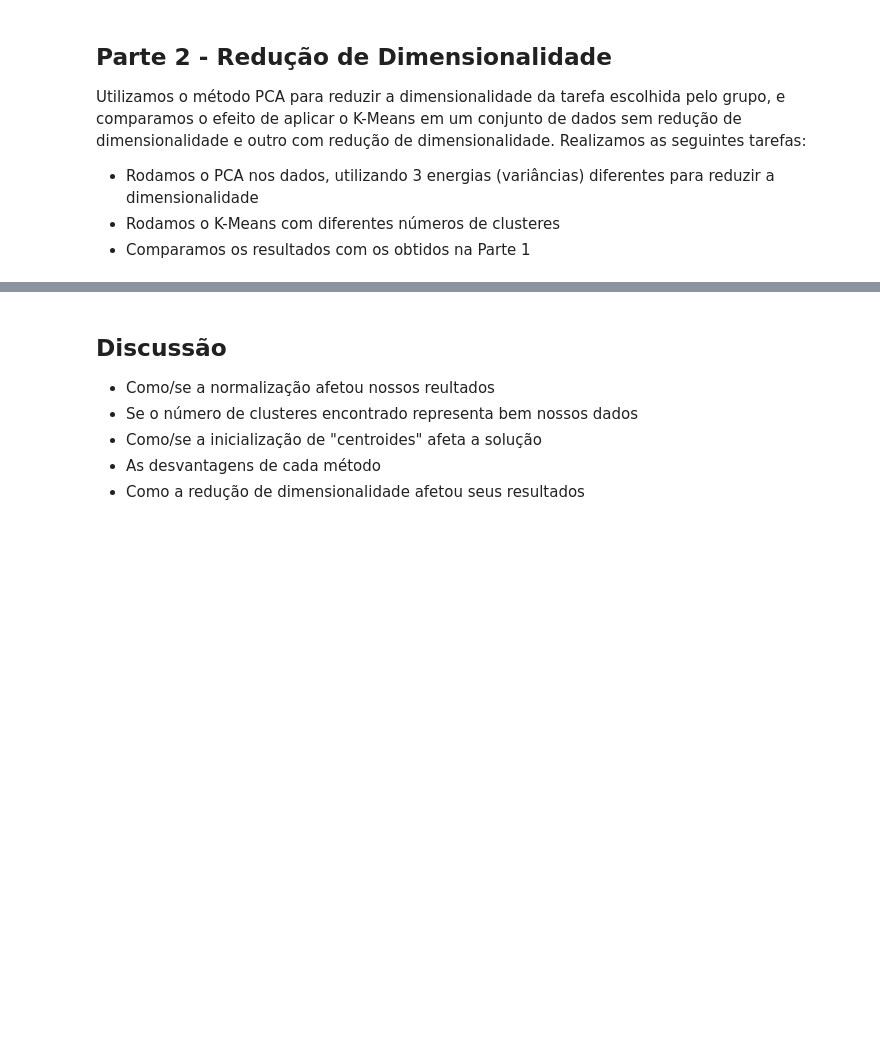
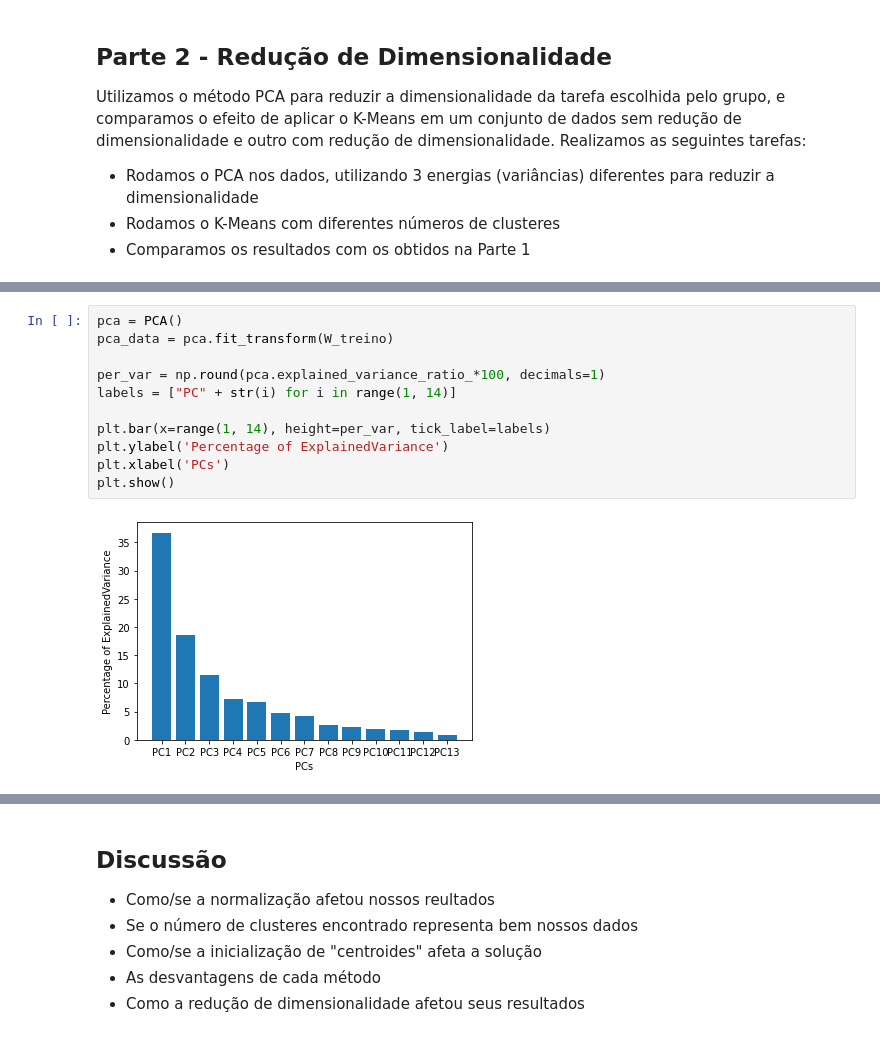
Before and after one commit to miguelguida/mc886, a Jupyter notebook: projeto1_174847_171043.ipynb, the cells around one changed output, grey strips where cells are left out. Drawn from its saved outputs; the diff is of its cells as text; blank space fills up the shorter version.

```diff
--- a/projeto1_174847_171043.ipynb
+++ b/projeto1_174847_171043.ipynb
@@ -644,0 +592,13 @@ Realizamos as seguintes tarefas:
+# %%
+pca = PCA()
+pca_data = pca.fit_transform(W_treino)
+
+per_var = np.round(pca.explained_variance_ratio_*100, decimals=1)
+labels = ["PC" + str(i) for i in range(1, 14)]
+
+plt.bar(x=range(1, 14), height=per_var, tick_label=labels)
+plt.ylabel('Percentage of ExplainedVariance')
+plt.xlabel('PCs')
+plt.show()
+# %% [output]
+[figure, added]
```
Also changed, not shown: parts of 31 cells of this notebook, 3 other files.
